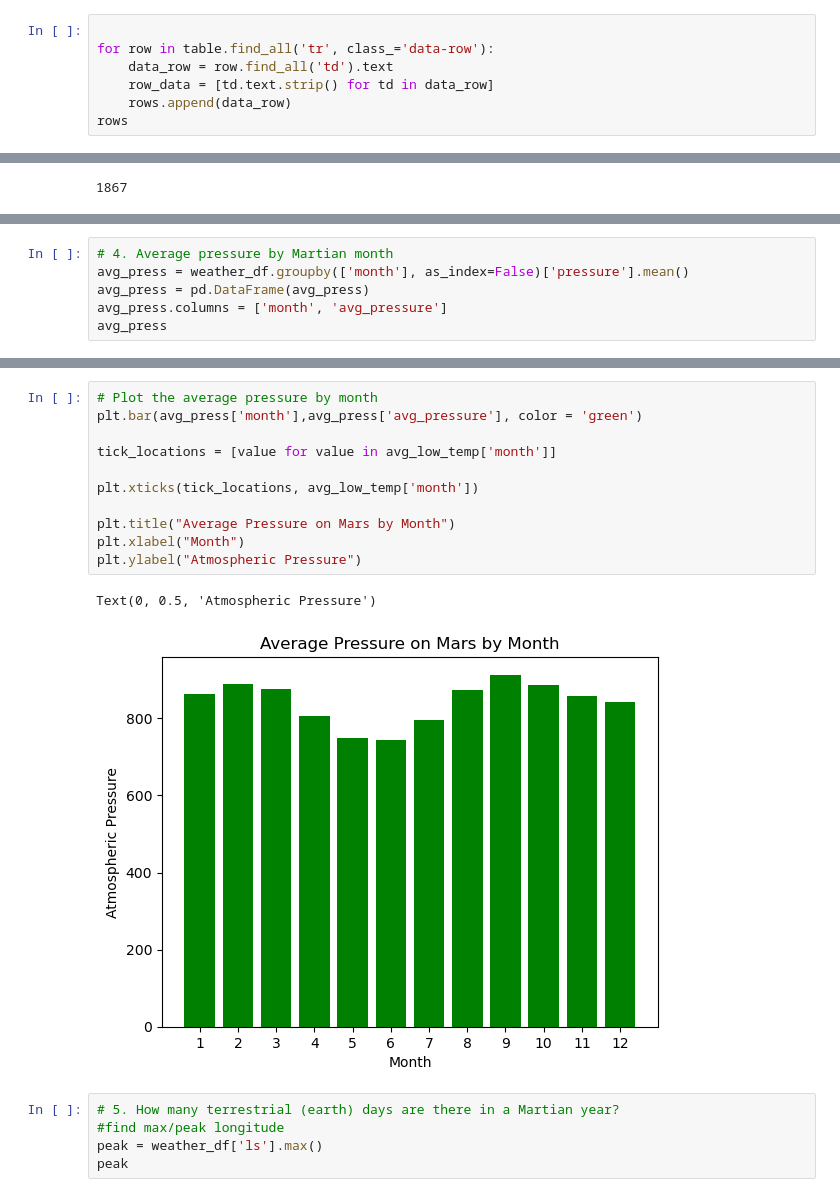
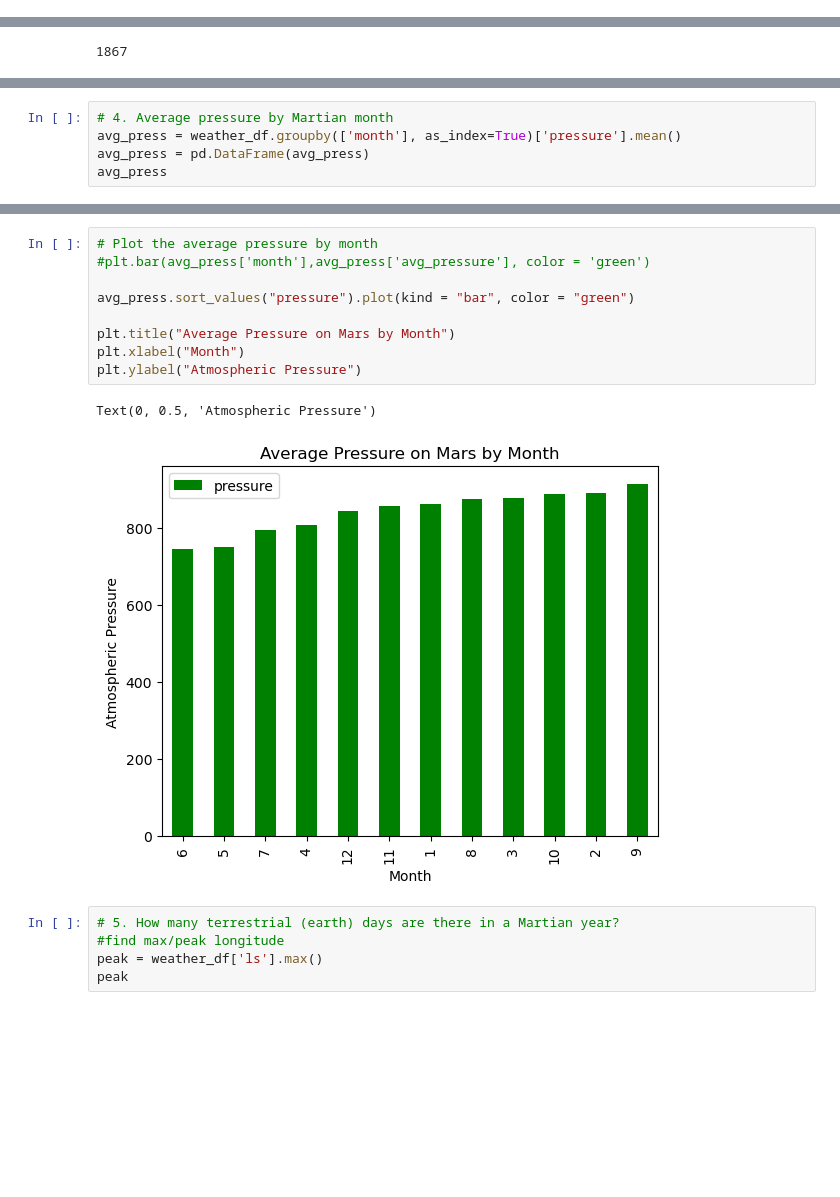
Before and after one commit to ChallahBack83/Mission-to-Mars, a Jupyter notebook: part_2_mars_weather_challenge.ipynb, the cells around one changed output, grey strips where cells are left out. Saved outputs shown, nothing was run; the diff lists cells and outputs as text; blank space fills up the shorter version.

```diff
--- a/part_2_mars_weather_challenge.ipynb
+++ b/part_2_mars_weather_challenge.ipynb
@@ -107,13 +107,6 @@ rows
  ['1024', '2015-09-03', '1093', '36', '2', '-77.0', '887.0'],
  ['1026', '2015-09-04', '1094', '36', '2', '-80.0', '888.0'],
  ...]
-# %%
-
-for row in table.find_all('tr', class_='data-row'):
-    data_row = row.find_all('td').text
-    row_data = [td.text.strip() for td in data_row]
-    rows.append(data_row)
-rows
 # %%
 # Create a Pandas DataFrame by using the list of rows and a list of the column names
 weather_df = pd.DataFrame(rows)
@@ -280,7 +257,6 @@ Text(0, 0.5, 'Temperature in Celsius')
 # %%
 # 4. Average pressure by Martian month
-avg_press = weather_df.groupby(['month'], as_index=False)['pressure'].mean()
+avg_press = weather_df.groupby(['month'], as_index=True)['pressure'].mean()
 avg_press = pd.DataFrame(avg_press)
-avg_press.columns = ['month', 'avg_pressure']
 avg_press
 # %% [output]
@@ -300,17 +277,15 @@ avg_press
 # %%
 # Plot the average pressure by month
-plt.bar(avg_press['month'],avg_press['avg_pressure'], color = 'green')
+#plt.bar(avg_press['month'],avg_press['avg_pressure'], color = 'green')
 
-tick_locations = [value for value in avg_low_temp['month']]
-
-plt.xticks(tick_locations, avg_low_temp['month'])
+avg_press.sort_values("pressure").plot(kind = "bar", color = "green")
 
 plt.title("Average Pressure on Mars by Month")
 plt.xlabel("Month")
 plt.ylabel("Atmospheric Pressure")
 # %% [output]
 Text(0, 0.5, 'Atmospheric Pressure')
-[figure, old version]
+[figure, new version]
 # %%
 # 5. How many terrestrial (earth) days are there in a Martian year?
 #find max/peak longitude
```
Also changed, not shown: parts of 11 cells of this notebook.
